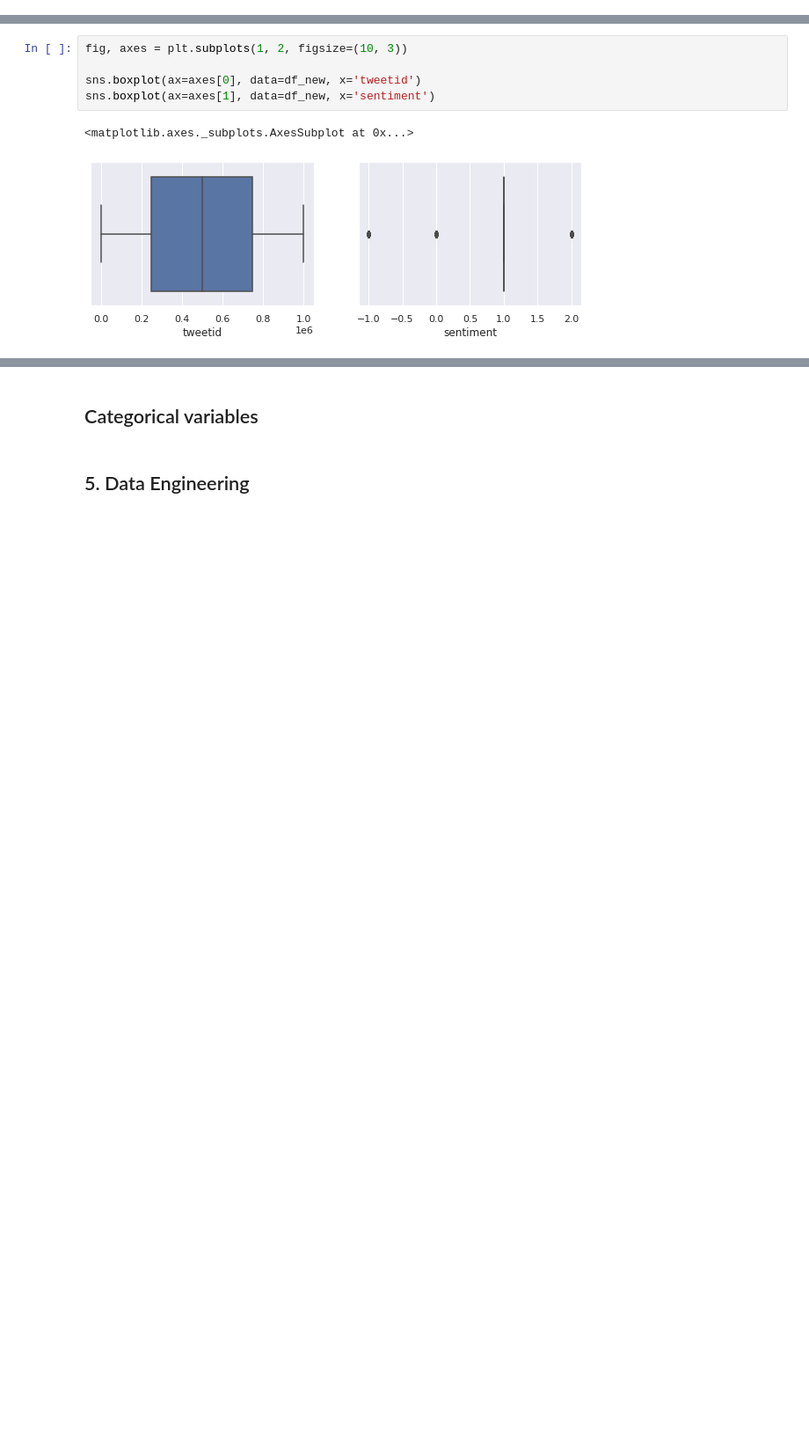
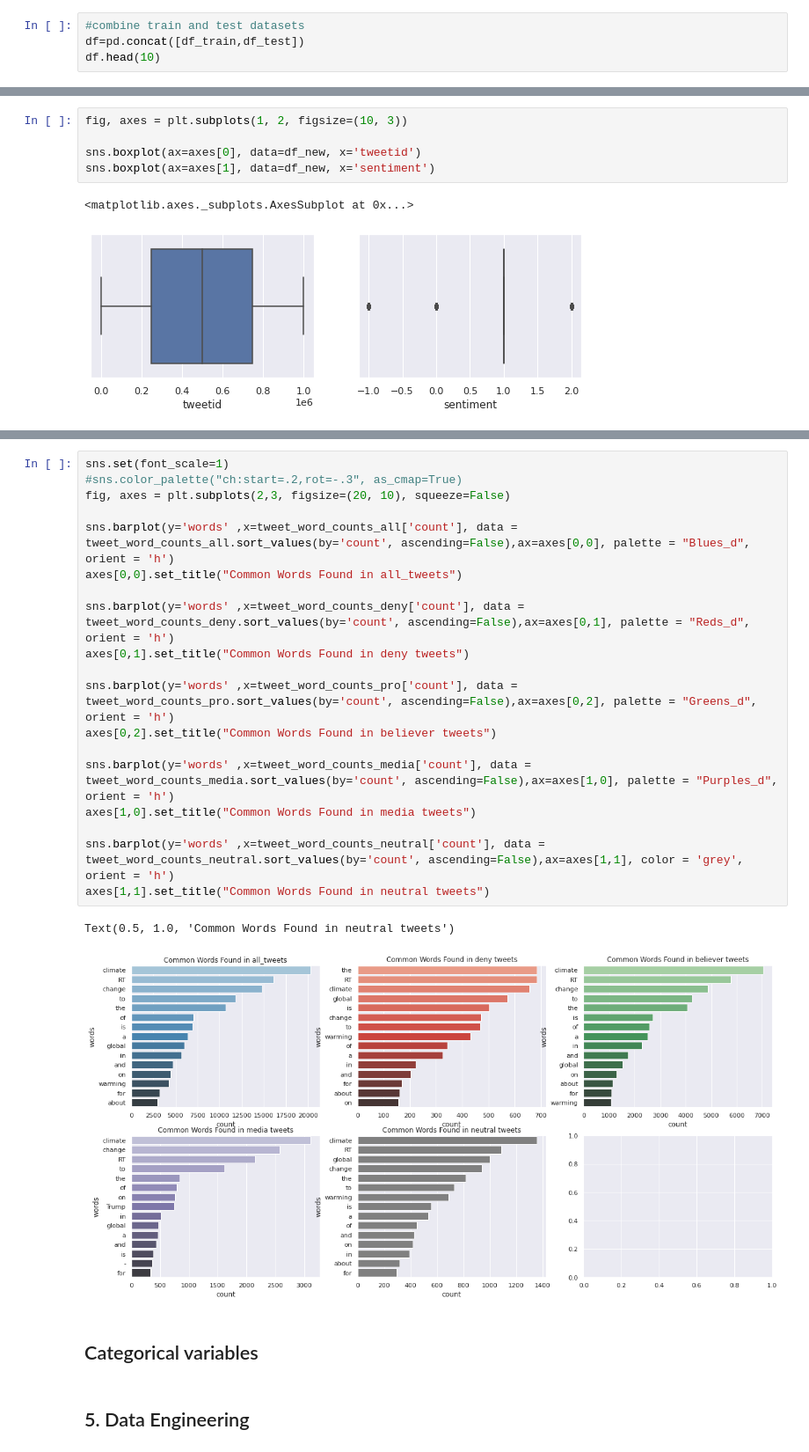
Before and after one commit to tladi-thobejane/classification-predict-streamlit-template, a Jupyter notebook: Team16_model (5).ipynb, the cells around one changed output, grey strips where cells are left out. Shown at 88% size. Cells and saved outputs as stored; diff of their text form; blank space fills up the shorter version.

```diff
--- a/Team16_model (5).ipynb
+++ b/Team16_model (5).ipynb
@@ -177,3 +176,7 @@ df_test.head()
 | 2 | The scary, unimpeachable evidence... | 224985 |
 | 3 | @Karoli @morgfair @OsborneInk @da... | 476263 |
 | 4 | RT @FakeWillMoore: 'Female orgasm... | 872928 |
+# %%
+#combine train and test datasets
+df=pd.concat([df_train,df_test])
+df.head(10)
@@ -299,3 +415,25 @@ sns.countplot(df_train['sentiment'])
+# %%
+sns.set(font_scale=1)
+#sns.color_palette("ch:start=.2,rot=-.3", as_cmap=True)
+fig, axes = plt.subplots(2,3, figsize=(20, 10), squeeze=False)
+
+sns.barplot(y='words' ,x=tweet_word_counts_all['count'], data = tweet_word_counts_all.sort_values(by='count', ascending=False),ax=axes[0,0], palette = "Blues_d", orient = 'h')
+axes[0,0].set_title("Common Words Found in all_tweets")
+
+sns.barplot(y='words' ,x=tweet_word_counts_deny['count'], data = tweet_word_counts_deny.sort_values(by='count', ascending=False),ax=axes[0,1], palette = "Reds_d", orient = 'h')
+axes[0,1].set_title("Common Words Found in deny tweets")
+
+sns.barplot(y='words' ,x=tweet_word_counts_pro['count'], data = tweet_word_counts_pro.sort_values(by='count', ascending=False),ax=axes[0,2], palette = "Greens_d", orient = 'h')
+axes[0,2].set_title("Common Words Found in believer tweets")
+
+sns.barplot(y='words' ,x=tweet_word_counts_media['count'], data = tweet_word_counts_media.sort_values(by='count', ascending=False),ax=axes[1,0], palette = "Purples_d", orient = 'h')
+axes[1,0].set_title("Common Words Found in media tweets")
+
+sns.barplot(y='words' ,x=tweet_word_counts_neutral['count'], data = tweet_word_counts_neutral.sort_values(by='count', ascending=False),ax=axes[1,1], color = 'grey', orient = 'h')
+axes[1,1].set_title("Common Words Found in neutral tweets")
+# %% [output]
+Text(0.5, 1.0, 'Common Words Found in neutral tweets')
+[figure, added]
 # %% [markdown]
 ## Categorical variables
 # %% [markdown]
```
Also changed, not shown: parts of 27 cells of this notebook.
